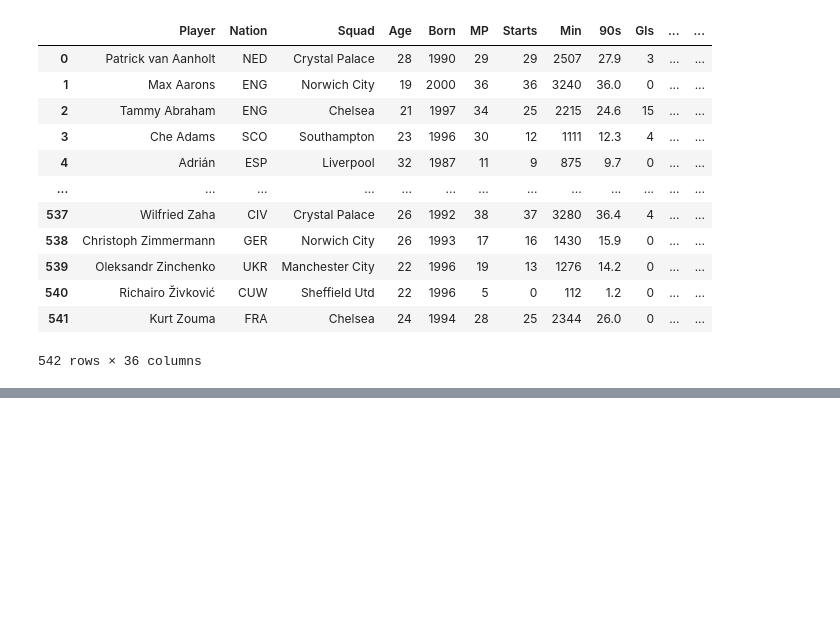
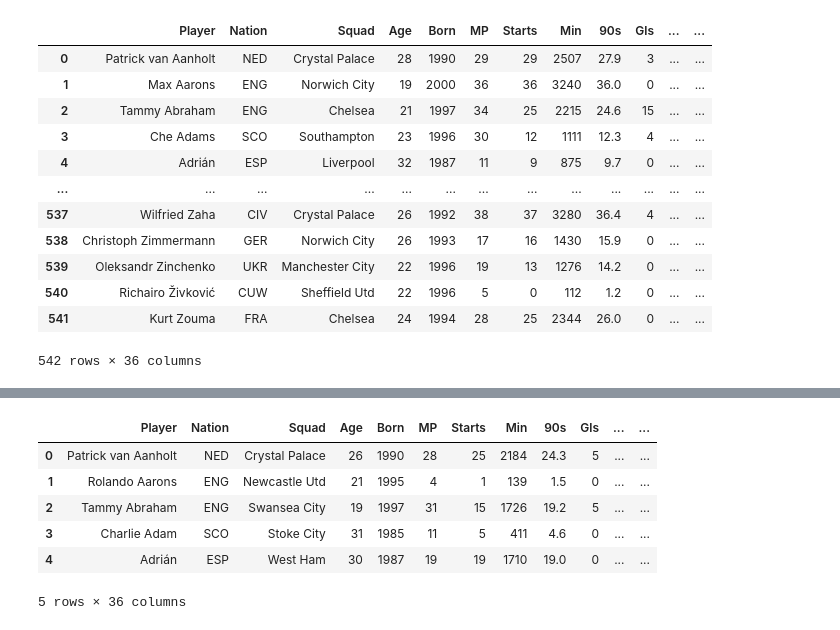
Before and after one commit to Marcos-Zertuche/PL-Player-Forecast, a Jupyter notebook: Practice/WebScrape.ipynb, the cells around one changed output, grey strips where cells are left out. Cells and saved outputs as stored; diff of their text form; code cells hidden in the pictures; blank space fills up the shorter version.

```diff
--- a/Practice/WebScrape.ipynb
+++ b/Practice/WebScrape.ipynb
@@ -408,0 +486,10 @@ merged_dataframes[3]
+# %%
+merged_dataframes[0].head()
+# %% [output]
+|  | Player | Nation | Squad | Age | Born | MP | Starts | Min | 90s | Gls | ... | ... |
+| 0 | Patrick van Aanholt | NED | Crystal Palace | 26 | 1990 | 28 | 25 | 2184 | 24.3 | 5 | ... | ... |
+| 1 | Rolando Aarons | ENG | Newcastle Utd | 21 | 1995 | 4 | 1 | 139 | 1.5 | 0 | ... | ... |
+| 2 | Tammy Abraham | ENG | Swansea City | 19 | 1997 | 31 | 15 | 1726 | 19.2 | 5 | ... | ... |
+| 3 | Charlie Adam | SCO | Stoke City | 31 | 1985 | 11 | 5 | 411 | 4.6 | 0 | ... | ... |
+| 4 | Adrián | ESP | West Ham | 30 | 1987 | 19 | 19 | 1710 | 19.0 | 0 | ... | ... |
+5 rows × 36 columns
```
Also changed, not shown: parts of 9 cells of this notebook, 3 other files.
